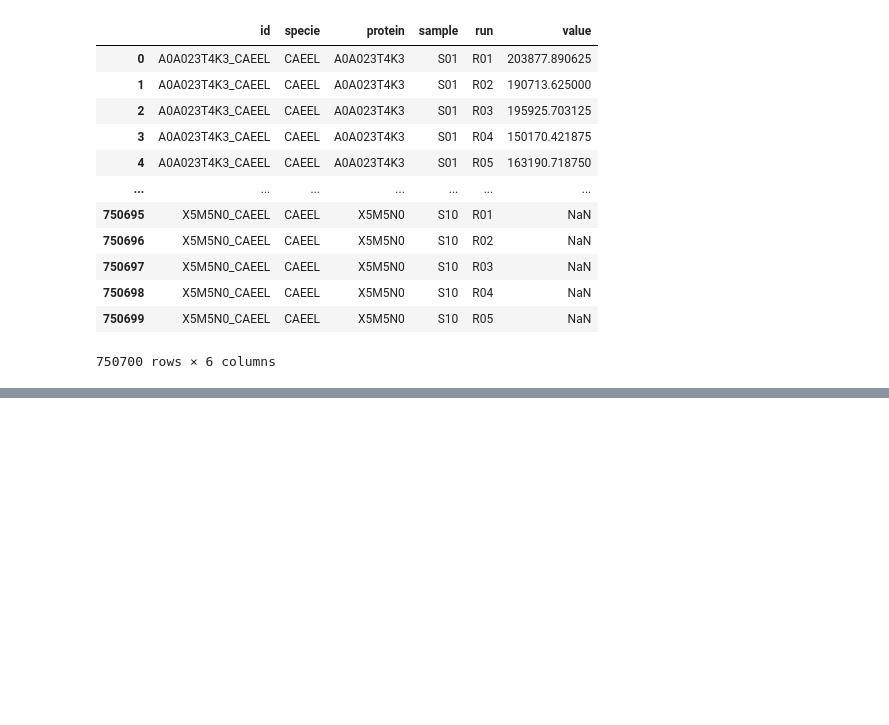
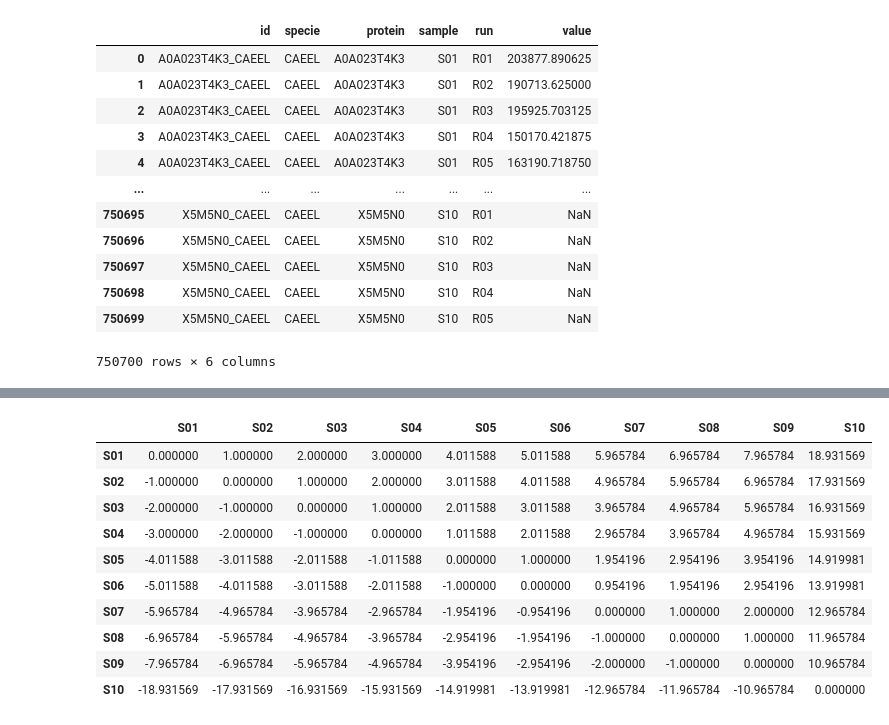
Before and after one commit to patruong/bayesMS, a Jupyter notebook: index.ipynb, the cells around one changed output, grey strips where cells are left out. Drawn from its saved outputs; the diff is of its cells as text; code cells hidden in the pictures; blank space fills up the shorter version.

```diff
--- a/index.ipynb
+++ b/index.ipynb
@@ -958,0 +1236,14 @@ spec
+# %%
+CAEEL_FC_matrix
+# %% [output]
+|  | S01 | S02 | S03 | S04 | S05 | S06 | S07 | S08 | S09 | S10 |
+| S01 | 0.000000 | 1.000000 | 2.000000 | 3.000000 | 4.011588 | 5.011588 | 5.965784 | 6.965784 | 7.965784 | 18.931569 |
+| S02 | -1.000000 | 0.000000 | 1.000000 | 2.000000 | 3.011588 | 4.011588 | 4.965784 | 5.965784 | 6.965784 | 17.931569 |
+| S03 | -2.000000 | -1.000000 | 0.000000 | 1.000000 | 2.011588 | 3.011588 | 3.965784 | 4.965784 | 5.965784 | 16.931569 |
+| S04 | -3.000000 | -2.000000 | -1.000000 | 0.000000 | 1.011588 | 2.011588 | 2.965784 | 3.965784 | 4.965784 | 15.931569 |
+| S05 | -4.011588 | -3.011588 | -2.011588 | -1.011588 | 0.000000 | 1.000000 | 1.954196 | 2.954196 | 3.954196 | 14.919981 |
+| S06 | -5.011588 | -4.011588 | -3.011588 | -2.011588 | -1.000000 | 0.000000 | 0.954196 | 1.954196 | 2.954196 | 13.919981 |
+| S07 | -5.965784 | -4.965784 | -3.965784 | -2.965784 | -1.954196 | -0.954196 | 0.000000 | 1.000000 | 2.000000 | 12.965784 |
+| S08 | -6.965784 | -5.965784 | -4.965784 | -3.965784 | -2.954196 | -1.954196 | -1.000000 | 0.000000 | 1.000000 | 11.965784 |
+| S09 | -7.965784 | -6.965784 | -5.965784 | -4.965784 | -3.954196 | -2.954196 | -2.000000 | -1.000000 | 0.000000 | 10.965784 |
+| S10 | -18.931569 | -17.931569 | -16.931569 | -15.931569 | -14.919981 | -13.919981 | -12.965784 | -11.965784 | -10.965784 | 0.000000 |
```
Also changed, not shown: parts of 43 cells of this notebook, 1 other file.
